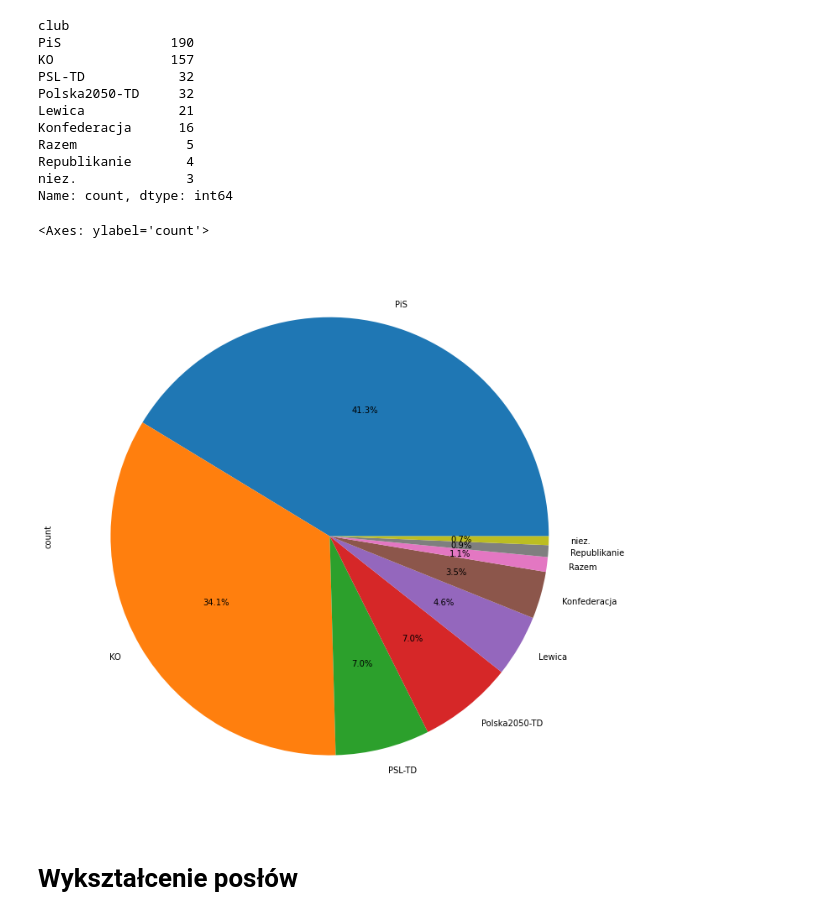
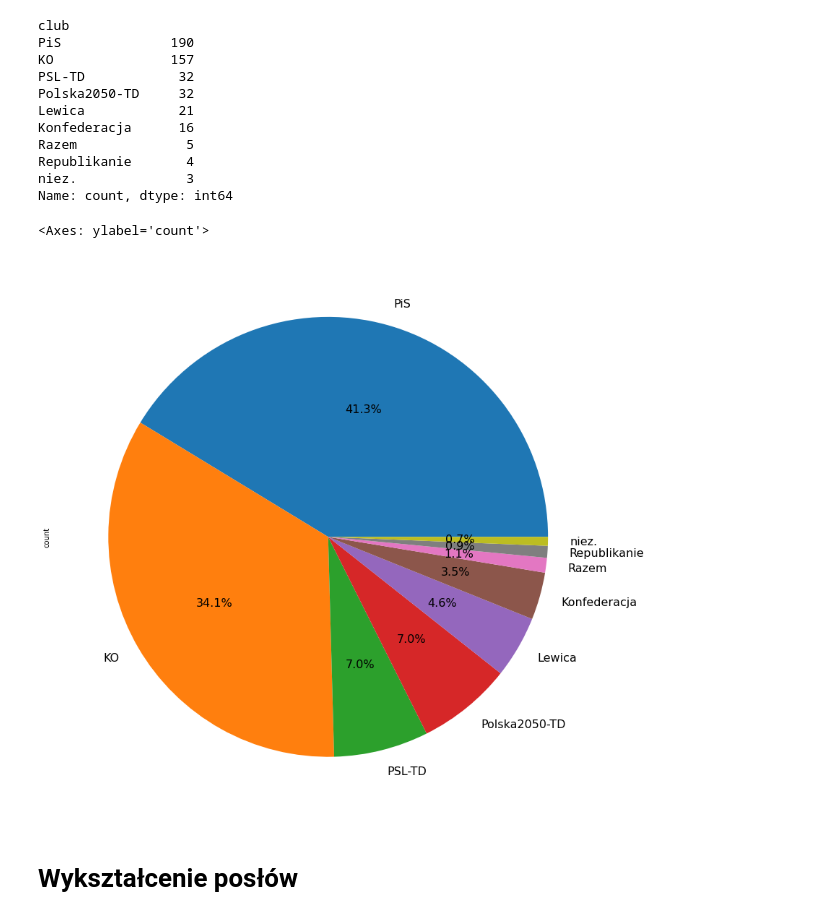
Before and after one commit to michalszycha/polish-sejm-check, a Jupyter notebook: mps.ipynb, the cells around one changed output. Drawn from its saved outputs; the diff is of its cells as text; code cells hidden in the pictures.

```diff
--- a/mps.ipynb
+++ b/mps.ipynb
@@ -124,10 +124,10 @@ Republikanie       4
 niez.              3
 Name: count, dtype: int64
 # %%
-mps_df_active.club.value_counts().plot.pie(autopct='%1.1f%%', figsize=(12, 12))
+mps_df_active.club.value_counts().plot.pie(autopct='%1.1f%%', figsize=(16, 14), fontsize=16)
 # %% [output]
 <Axes: ylabel='count'>
-[figure, old version]
+[figure, new version]
 # %% [markdown]
 # Wykształcenie posłów
 # %%
```
Also changed, not shown: parts of 2 cells of this notebook, 1 other file.
